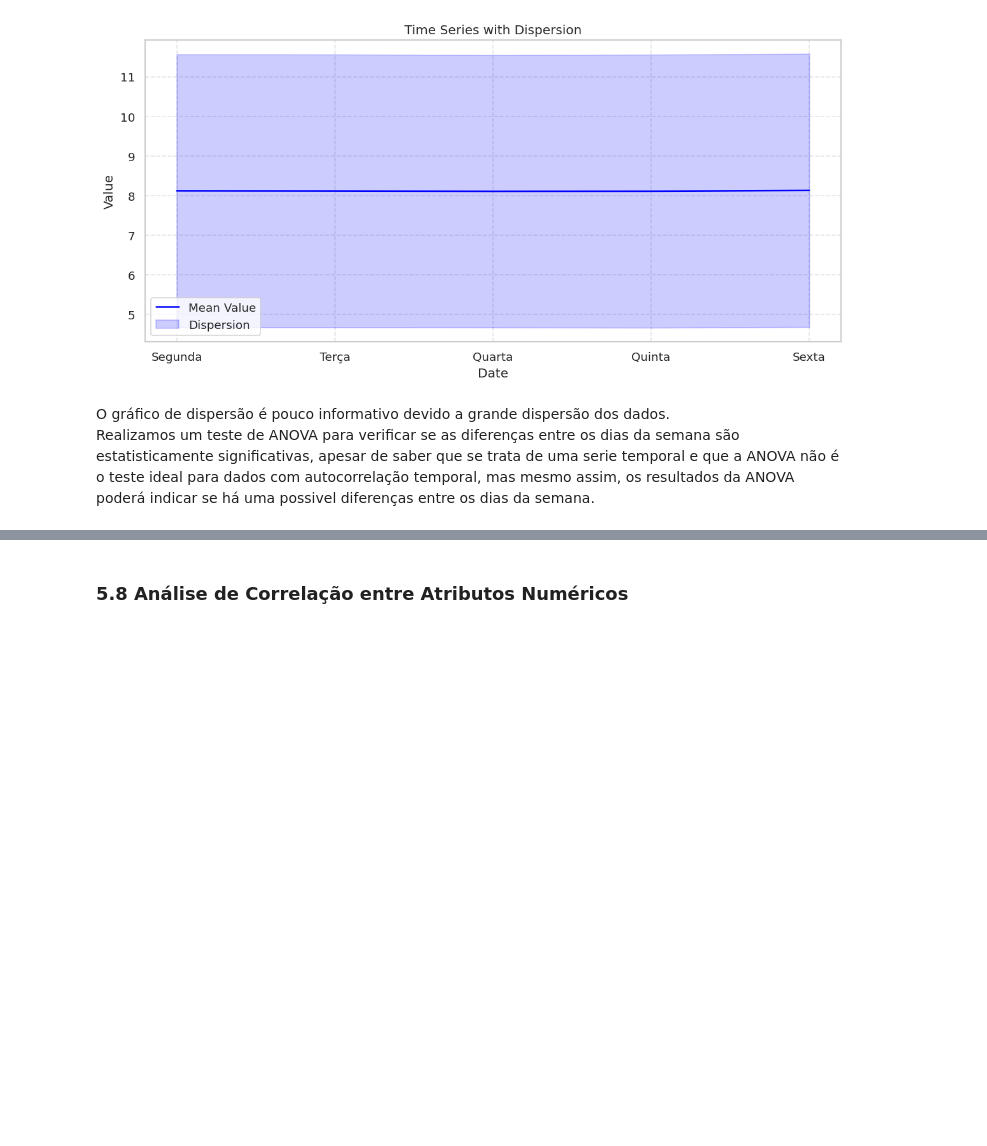
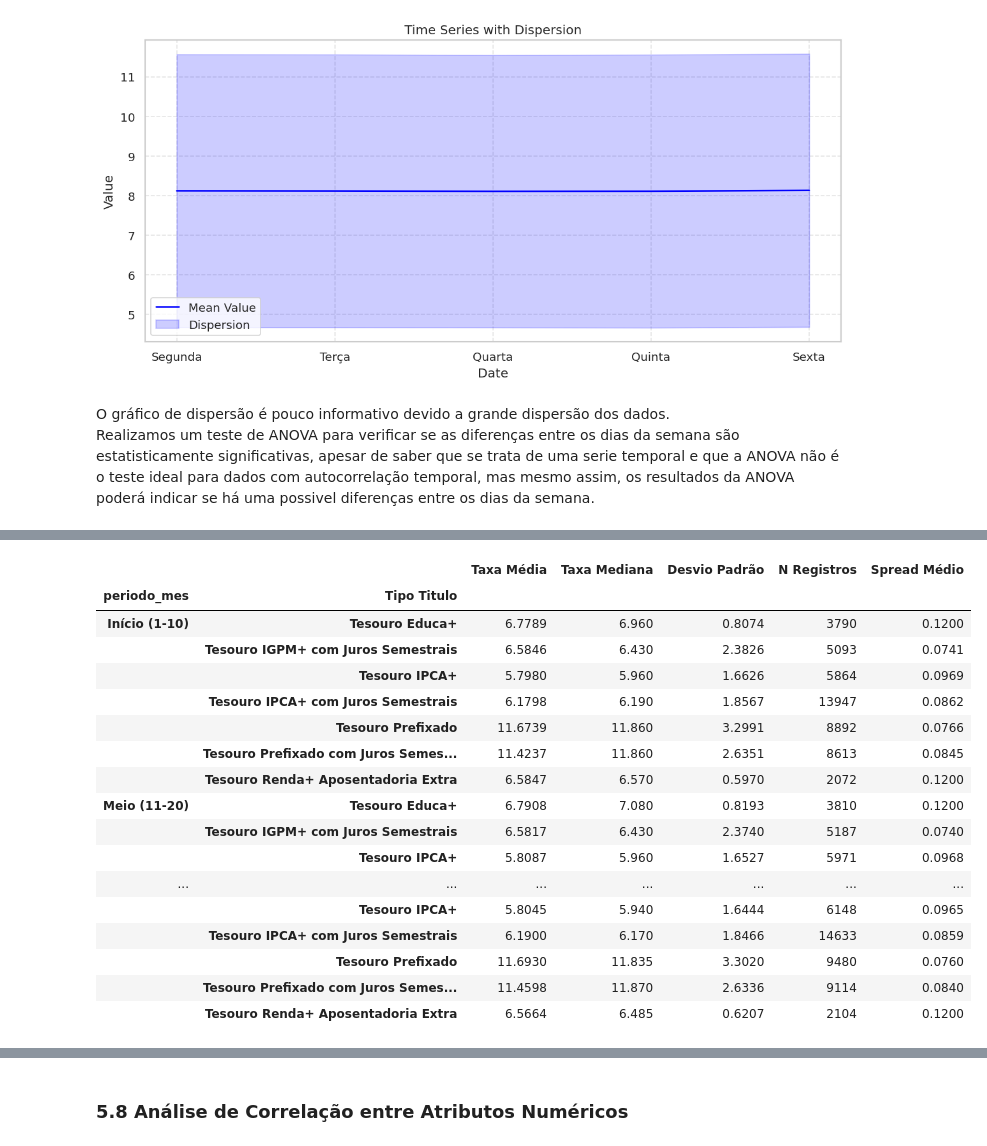
Before and after one commit to marciomocellin/analise-tesouro-direto, a Jupyter notebook: analise_tesouro_direto.ipynb, the cells around one changed output, grey strips where cells are left out. Saved outputs shown, nothing was run; the diff lists cells and outputs as text; code cells hidden in the pictures; blank space fills up the shorter version.

```diff
--- a/analise_tesouro_direto.ipynb
+++ b/analise_tesouro_direto.ipynb
@@ -1054,3 +1128,31 @@ Fim (21-31)        8.2254          7.23         3.4467        50643        0.087
 
 
 ✓ Período com MAIOR taxa média: Fim (21-31) (8.2254%)
+# %%
+# Agrupar em períodos do mês (início, meio, fim) e por tipo de título
+sazon_mes_tipo = df_pre.groupby(["periodo_mes", "Tipo Titulo"]).agg({
+    "Taxa Venda Manha": ["mean", "median", "std", "count"],
+    "spread_taxa": "mean",
+}).round(4)
+sazon_mes_tipo.columns = ["Taxa Média", "Taxa Mediana", "Desvio Padrão", "N Registros", "Spread Médio"]
+sazon_mes_tipo = sazon_mes_tipo.reindex(["Início (1-10)", "Meio (11-20)", "Fim (21-31)"], level=0)
+sazon_mes_tipo
+# %% [output]
+|  |  | Taxa Média | Taxa Mediana | Desvio Padrão | N Registros | Spread Médio |
+| periodo_mes | Tipo Titulo |  |  |  |  |  |
+| Início (1-10) | Tesouro Educa+ | 6.7789 | 6.960 | 0.8074 | 3790 | 0.1200 |
+|  | Tesouro IGPM+ com Juros Semestrais | 6.5846 | 6.430 | 2.3826 | 5093 | 0.0741 |
+|  | Tesouro IPCA+ | 5.7980 | 5.960 | 1.6626 | 5864 | 0.0969 |
+|  | Tesouro IPCA+ com Juros Semestrais | 6.1798 | 6.190 | 1.8567 | 13947 | 0.0862 |
+|  | Tesouro Prefixado | 11.6739 | 11.860 | 3.2991 | 8892 | 0.0766 |
+|  | Tesouro Prefixado com Juros Semes... | 11.4237 | 11.860 | 2.6351 | 8613 | 0.0845 |
+|  | Tesouro Renda+ Aposentadoria Extra | 6.5847 | 6.570 | 0.5970 | 2072 | 0.1200 |
+| Meio (11-20) | Tesouro Educa+ | 6.7908 | 7.080 | 0.8193 | 3810 | 0.1200 |
+|  | Tesouro IGPM+ com Juros Semestrais | 6.5817 | 6.430 | 2.3740 | 5187 | 0.0740 |
+|  | Tesouro IPCA+ | 5.8087 | 5.960 | 1.6527 | 5971 | 0.0968 |
+| ... | ... | ... | ... | ... | ... | ... |
+|  | Tesouro IPCA+ | 5.8045 | 5.940 | 1.6444 | 6148 | 0.0965 |
+|  | Tesouro IPCA+ com Juros Semestrais | 6.1900 | 6.170 | 1.8466 | 14633 | 0.0859 |
+|  | Tesouro Prefixado | 11.6930 | 11.835 | 3.3020 | 9480 | 0.0760 |
+|  | Tesouro Prefixado com Juros Semes... | 11.4598 | 11.870 | 2.6336 | 9114 | 0.0840 |
+|  | Tesouro Renda+ Aposentadoria Extra | 6.5664 | 6.485 | 0.6207 | 2104 | 0.1200 |
```
Also changed, not shown: parts of 35 cells of this notebook.
